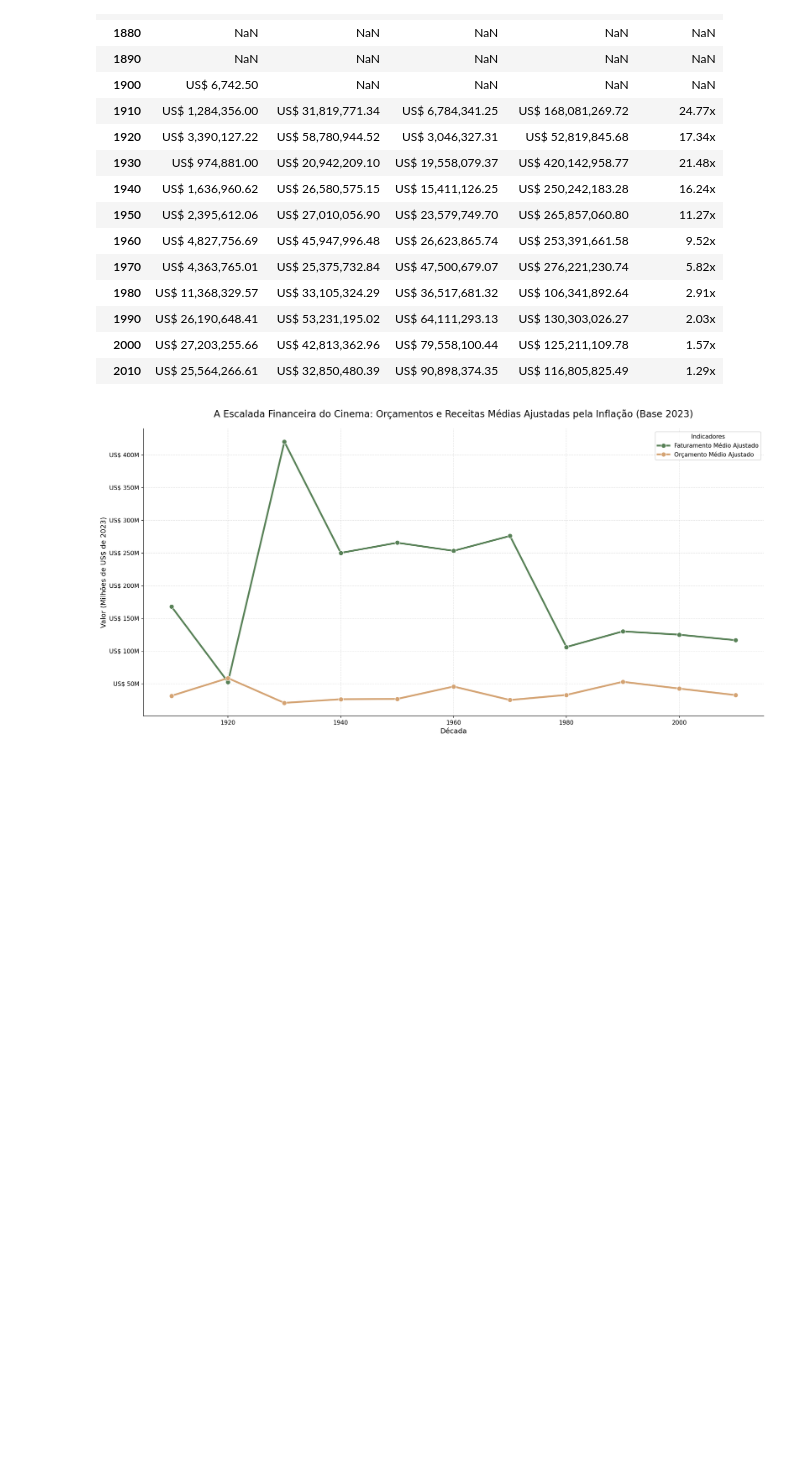
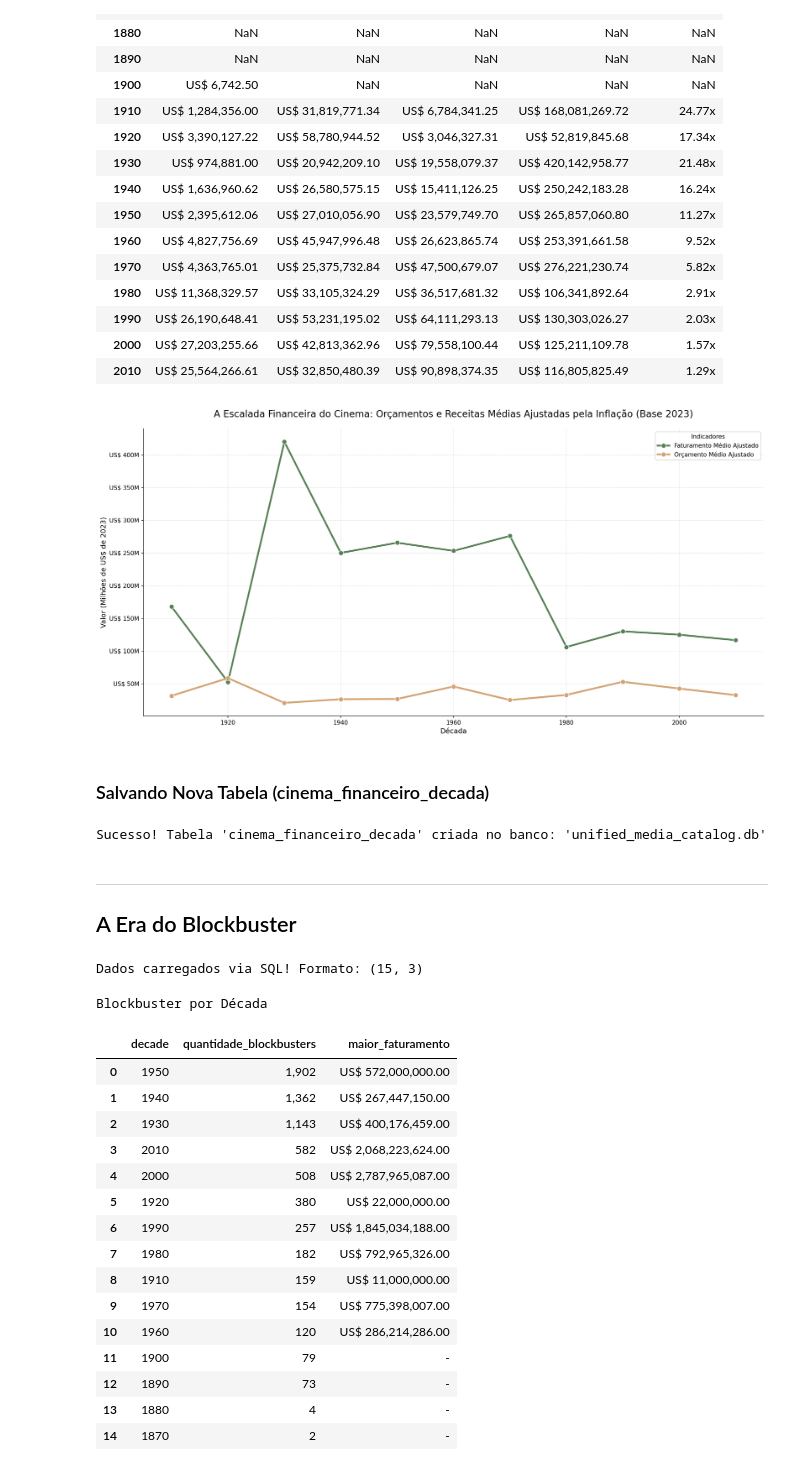
Before and after one commit to AleCecilio/entertainment_industry_performance_analysis, a Jupyter notebook: notebooks/02_data_analytics/18_analytics_financial_timeline.ipynb, the cells around one changed output. Saved outputs shown, nothing was run; the diff lists cells and outputs as text; code cells hidden in the pictures; blank space fills up the shorter version.

```diff
--- a/notebooks/02_data_analytics/18_analytics_financial_timeline.ipynb
+++ b/notebooks/02_data_analytics/18_analytics_financial_timeline.ipynb
@@ -259,3 +256,82 @@ plt.tight_layout()
 plt.show()
 # %% [output]
 [figure]
+# %% [markdown]
+### Salvando Nova Tabela (cinema_financeiro_decada)
+# %%
+dbc.save_db(
+    df=df_inflacao_limpo,
+    pasta='../../data/processed',
+    nome_banco='unified_media_catalog',
+    nome_tabela='cinema_financeiro_decada'
+)
+# %% [output]
+Sucesso! Tabela 'cinema_financeiro_decada' criada no banco: 'unified_media_catalog.db'
+# %% [markdown]
+---
+## A Era do Blockbuster
+# %%
+query_bloc = """
+    SELECT
+        decade,
+        COUNT(*) AS quantidade_blockbusters,
+        MAX(revenue) AS maior_faturamento
+    FROM (
+        SELECT
+            decade,
+            revenue,
+            PERCENT_RANK() OVER (
+                PARTITION BY decade
+                ORDER BY revenue DESC
+            ) AS ranking
+        FROM unified_media_catalog
+        WHERE media_type = 'Movie'
+    )
+    WHERE ranking <= 0.05
+    GROUP BY decade
+    ORDER BY quantidade_blockbusters DESC;
+"""
+
+df_bloc = dbc.execute_query(
+    caminho_banco,
+    alvo=query_bloc,
+    eh_query=True
+)
+
+display(
+    tb.estilizar_tabela(
+        df=df_bloc,
+        caption='Blockbuster por Década'
+    )
+    .bar(
+        subset=['quantidade_blockbusters'],
+        color='#457B9D'
+    )
+    .background_gradient(
+        subset=['maior_faturamento'],
+        cmap='Greens'
+    )
+    .format({
+        'quantidade_blockbusters': '{:,.0f}',
+        'maior_faturamento': lambda x: 'NaN' if pd.isna(x) else f'US$ {x:,.2f}'
+    })
+)
+# %% [output]
+Dados carregados via SQL! Formato: (15, 3)
+Blockbuster por Década
+|  | decade | quantidade_blockbusters | maior_faturamento |
+| 0 | 1950 | 1,902 | US$ 572,000,000.00 |
+| 1 | 1940 | 1,362 | US$ 267,447,150.00 |
+| 2 | 1930 | 1,143 | US$ 400,176,459.00 |
+| 3 | 2010 | 582 | US$ 2,068,223,624.00 |
+| 4 | 2000 | 508 | US$ 2,787,965,087.00 |
+| 5 | 1920 | 380 | US$ 22,000,000.00 |
+| 6 | 1990 | 257 | US$ 1,845,034,188.00 |
+| 7 | 1980 | 182 | US$ 792,965,326.00 |
+| 8 | 1910 | 159 | US$ 11,000,000.00 |
+| 9 | 1970 | 154 | US$ 775,398,007.00 |
+| 10 | 1960 | 120 | US$ 286,214,286.00 |
+| 11 | 1900 | 79 | - |
+| 12 | 1890 | 73 | - |
+| 13 | 1880 | 4 | - |
+| 14 | 1870 | 2 | - |
```
Also changed, not shown: parts of 6 cells of this notebook, 2 other files.
